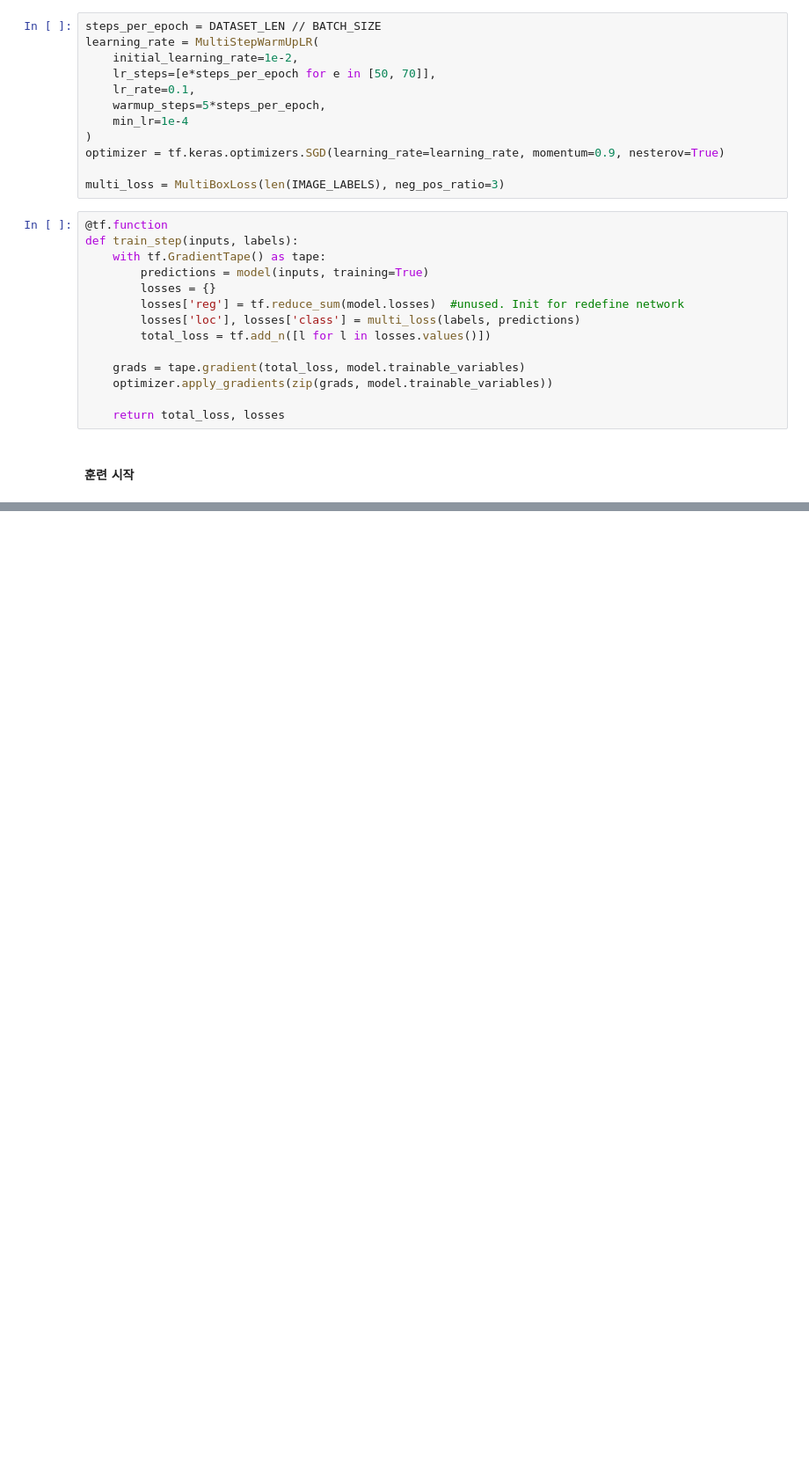
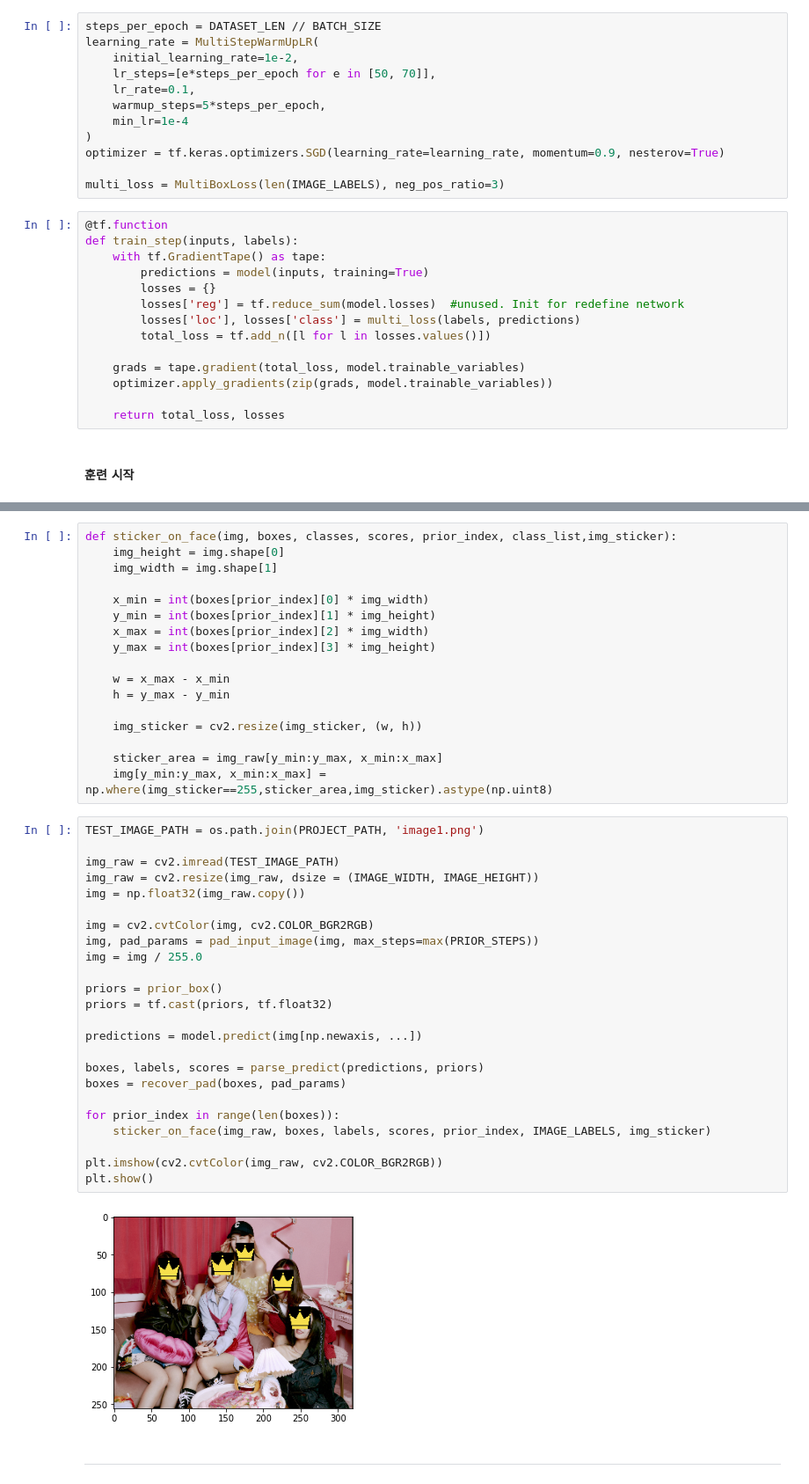
Before and after one commit to Woodywarhol9/aiffel, a Jupyter notebook: CV/[G14]ssd_face_detection.ipynb, the cells around one changed output, grey strips where cells are left out. Shown at 88% size. Saved outputs shown, nothing was run; the diff lists cells and outputs as text; blank space fills up the shorter version.

```diff
--- a/CV/[G14]ssd_face_detection.ipynb
+++ b/CV/[G14]ssd_face_detection.ipynb
@@ -887,0 +1086,45 @@ Epoch: 1/100 | Epoch time : 4.625 | Total time : 4.626 | Batch 2/402 | Loss: 19.
+# %%
+def sticker_on_face(img, boxes, classes, scores, prior_index, class_list,img_sticker):
+    img_height = img.shape[0]
+    img_width = img.shape[1]
+
+    x_min = int(boxes[prior_index][0] * img_width)
+    y_min = int(boxes[prior_index][1] * img_height)
+    x_max = int(boxes[prior_index][2] * img_width)
+    y_max = int(boxes[prior_index][3] * img_height)
+
+    w = x_max - x_min
+    h = y_max - y_min
+
+    img_sticker = cv2.resize(img_sticker, (w, h))
+
+    sticker_area = img_raw[y_min:y_max, x_min:x_max]
+    img[y_min:y_max, x_min:x_max] = np.where(img_sticker==255,sticker_area,img_sticker).astype(np.uint8)
+# %%
+TEST_IMAGE_PATH = os.path.join(PROJECT_PATH, 'image1.png')
+
+img_raw = cv2.imread(TEST_IMAGE_PATH)
+img_raw = cv2.resize(img_raw, dsize = (IMAGE_WIDTH, IMAGE_HEIGHT))
+img = np.float32(img_raw.copy())
+
+img = cv2.cvtColor(img, cv2.COLOR_BGR2RGB)
+img, pad_params = pad_input_image(img, max_steps=max(PRIOR_STEPS))
+img = img / 255.0
+
+priors = prior_box()
+priors = tf.cast(priors, tf.float32)
+
+predictions = model.predict(img[np.newaxis, ...])
+
+boxes, labels, scores = parse_predict(predictions, priors)
+boxes = recover_pad(boxes, pad_params)
+
+for prior_index in range(len(boxes)):
+    sticker_on_face(img_raw, boxes, labels, scores, prior_index, IMAGE_LABELS, img_sticker)
+
+plt.imshow(cv2.cvtColor(img_raw, cv2.COLOR_BGR2RGB))
+plt.show()
+# %% [output]
+[figure, added]
+# %% [markdown]
+___
```
Also changed, not shown: parts of 24 cells of this notebook, 1 other file.
